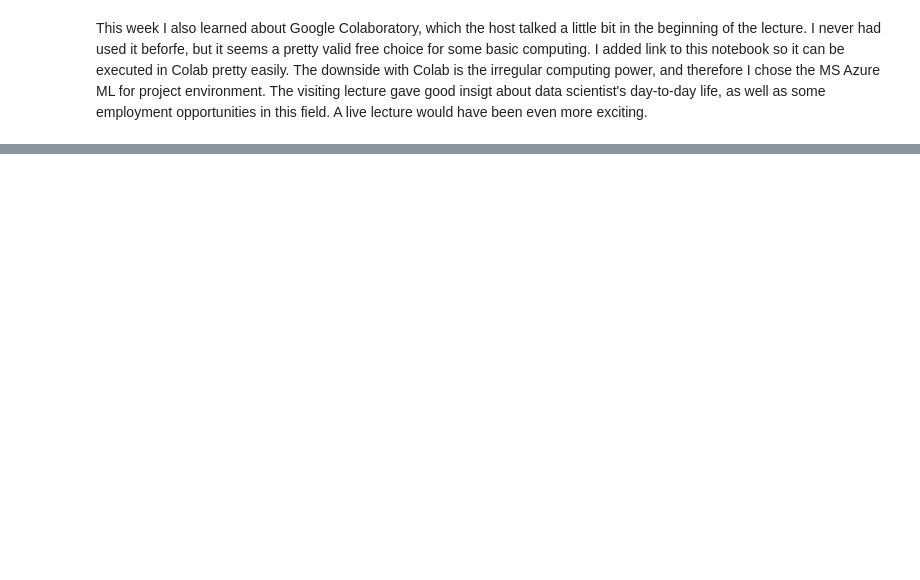
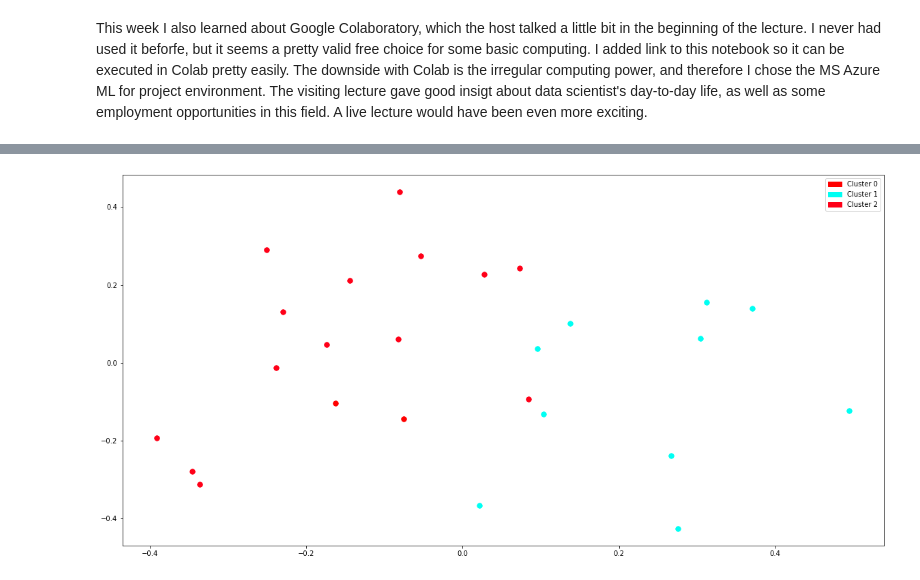
Before and after one commit to htaim/JODA2022, a Jupyter notebook: Oppimispaivakirja.ipynb, the cells around one changed output, grey strips where cells are left out. Cells and saved outputs as stored; diff of their text form; code cells hidden in the pictures; blank space fills up the shorter version.

```diff
--- a/Oppimispaivakirja.ipynb
+++ b/Oppimispaivakirja.ipynb
@@ -394,0 +552,24 @@ print("Data scraped with total of", len(dfRaw))
+# %%
+from sklearn.decomposition import PCA
+
+# Initialize PCA with 2 components, for 2d visualising.
+pca = PCA(n_components=2)
+
+# Reduce representation vectors
+reducedX = pca.fit_transform(reprs)
+# %%
+fig, ax = plt.subplots(figsize=(20, 10))
+
+# generate k colors
+color_map = lambda cid: plt.cm.get_cmap('hsv', k)(cid)
+
+for dp, cid in zip(reducedX, clusters):
+    ax.scatter(dp[0], dp[1], s=50, color=color_map(cid))
+
+
+plt.legend(handles=[
+                        mpatches.Patch(color=color_map(cid), label='Cluster '+str(cid)) for cid in range(k)
+        ])
+plt.show()
+# %% [output]
+[figure, added]
```
Also changed, not shown: parts of 31 cells of this notebook, 1 other file.
